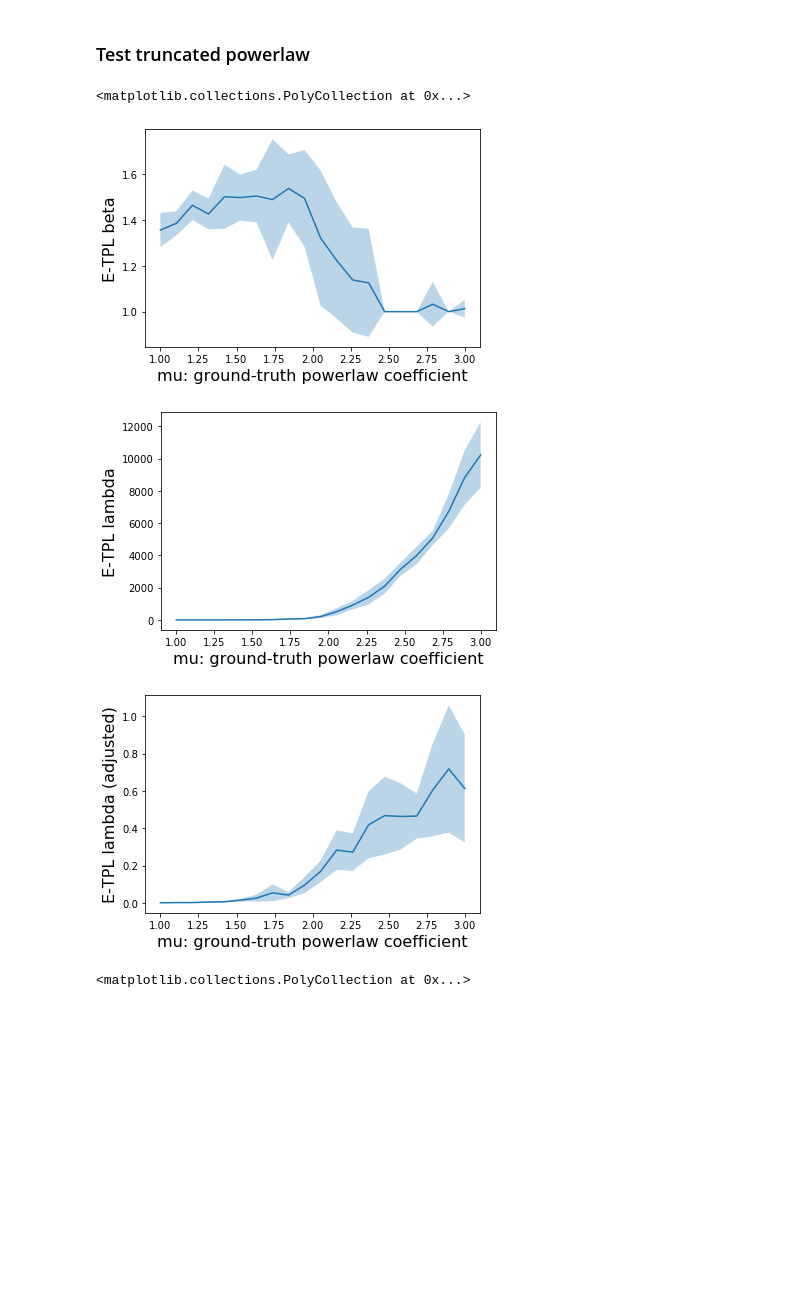
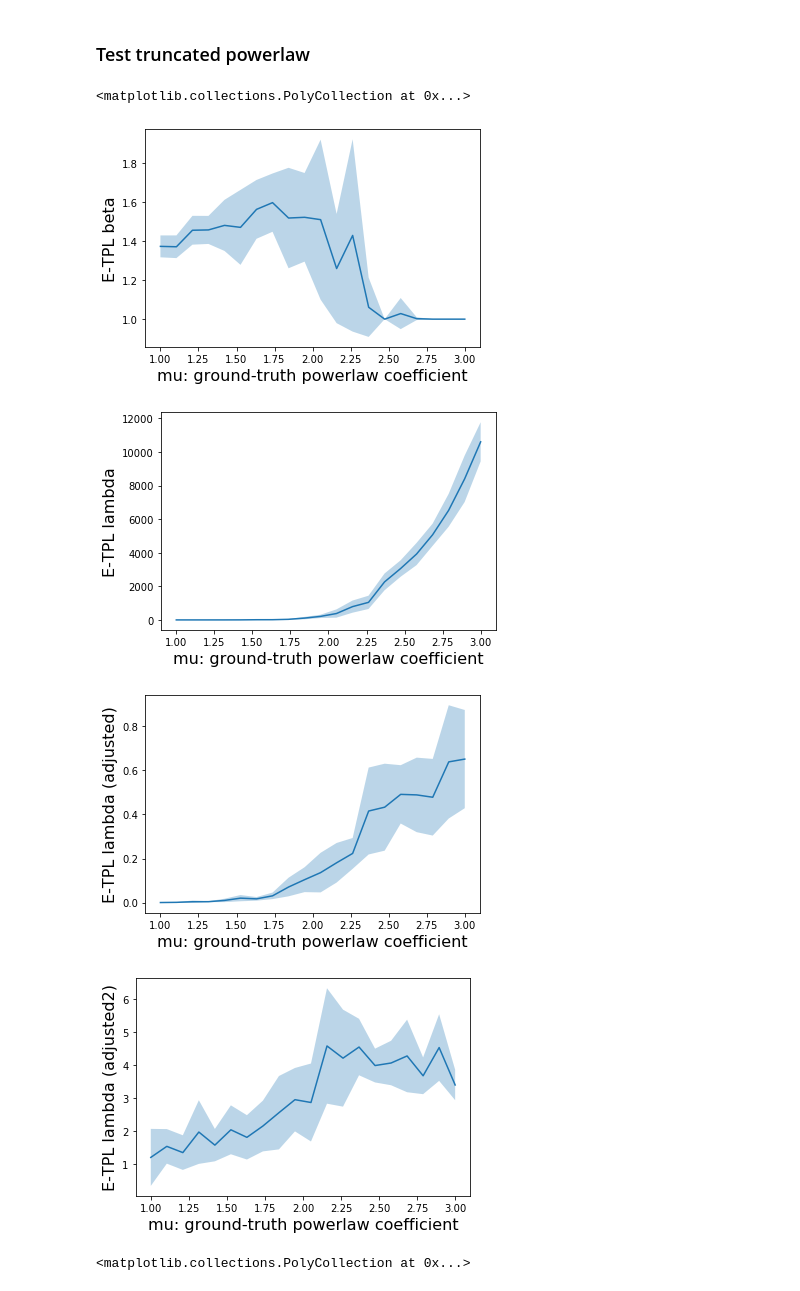
Before and after one commit to nsfzyzz/Generalization_metrics_for_NLP, a Jupyter notebook: visualization/Check_scale_invariance.ipynb, the cells around one changed output. Saved outputs shown, nothing was run; the diff lists cells and outputs as text; code cells hidden in the pictures; blank space fills up the shorter version.

```diff
--- a/visualization/Check_scale_invariance.ipynb
+++ b/visualization/Check_scale_invariance.ipynb
@@ -35,6 +35,8 @@ lambdas_final = []
 lambdas_final_std = []
 lambdas_adjusted_final = []
 lambdas_adjusted_std_final = []
+lambdas_adjusted2_final = []
+lambdas_adjusted2_std_final = []
 mu_list = np.linspace(1.0, 3.0, 20)
 #mu_list = [3.0]
 
@@ -42,6 +44,7 @@ for mu in mu_list:
     alphas = []
     lambdas = []
     lambdas_adjusted = []
+    lambdas_adjusted2 = []
     for exp in range(num_exps):
         evals = generate_pdfs(mu = mu)
         watcher = ww.WeightWatcher(model=None)
@@ -50,44 +53,57 @@ for mu in mu_list:
         alphas.append(alpha)
         lambdas.append(exponent)
         lambdas_adjusted.append(exponent*xmin)
+        lambdas_adjusted2.append(exponent*xmax)
 
     alphas_final.append(np.mean(alphas))
     lambdas_final.append(np.mean(lambdas))
     lambdas_adjusted_final.append(np.mean(lambdas_adjusted))
+    lambdas_adjusted2_final.append(np.mean(lambdas_adjusted2))
+
     alphas_final_std.append(np.std(alphas))
     lambdas_final_std.append(np.std(lambdas))
     lambdas_adjusted_std_final.append(np.std(lambdas_adjusted))
+    lambdas_adjusted2_std_final.append(np.std(lambdas_adjusted2))
 # %%
 alphas_final = np.array(alphas_final)
 lambdas_final = np.array(lambdas_final)
 lambdas_adjusted_final = np.array(lambdas_adjusted_final)
+lambdas_adjusted2_final = np.array(lambdas_adjusted2_final)
 
 alphas_final_std = np.array(alphas_final_std)
 lambdas_final_std = np.array(lambdas_final_std)
 lambdas_adjusted_std_final = np.array(lambdas_adjusted_std_final)
+lambdas_adjusted2_std_final = np.array(lambdas_adjusted2_std_final)
 # %%
 fig, ax = plt.subplots()
 ax.plot(mu_list, alphas_final)
 ax.set_xlabel("mu: ground-truth powerlaw coefficient", fontsize = 16)
 ax.set_ylabel("E-TPL beta", fontsize = 16)
 ax.fill_between(mu_list, alphas_final - alphas_final_std, alphas_final + alphas_final_std, alpha=0.3)
 
 fig, ax = plt.subplots()
 ax.plot(mu_list, lambdas_final)
 ax.set_xlabel("mu: ground-truth powerlaw coefficient", fontsize = 16)
 ax.set_ylabel("E-TPL lambda", fontsize = 16)
 ax.fill_between(mu_list, lambdas_final - lambdas_final_std, lambdas_final + lambdas_final_std, alpha=0.3)
 
 fig, ax = plt.subplots()
 ax.plot(mu_list, lambdas_adjusted_final)
 ax.set_xlabel("mu: ground-truth powerlaw coefficient", fontsize = 16)
 ax.set_ylabel("E-TPL lambda (adjusted)", fontsize = 16)
 ax.fill_between(mu_list, lambdas_adjusted_final - lambdas_adjusted_std_final, lambdas_adjusted_final + lambdas_adjusted_std_final, alpha=0.3)
+
+fig, ax = plt.subplots()
+ax.plot(mu_list, lambdas_adjusted2_final)
+ax.set_xlabel("mu: ground-truth powerlaw coefficient", fontsize = 16)
+ax.set_ylabel("E-TPL lambda (adjusted2)", fontsize = 16)
+ax.fill_between(mu_list, lambdas_adjusted2_final - lambdas_adjusted2_std_final, lambdas_adjusted2_final + lambdas_adjusted2_std_final, alpha=0.3)
 # %% [output]
 <matplotlib.collections.PolyCollection at 0x...>
-[figure, old version]
+[figure, new version]
-[figure, old version]
+[figure, new version]
-[figure, old version]
+[figure, new version]
+[figure, added]
 # %%
 num_exps = 10
 alphas_final = []
```
